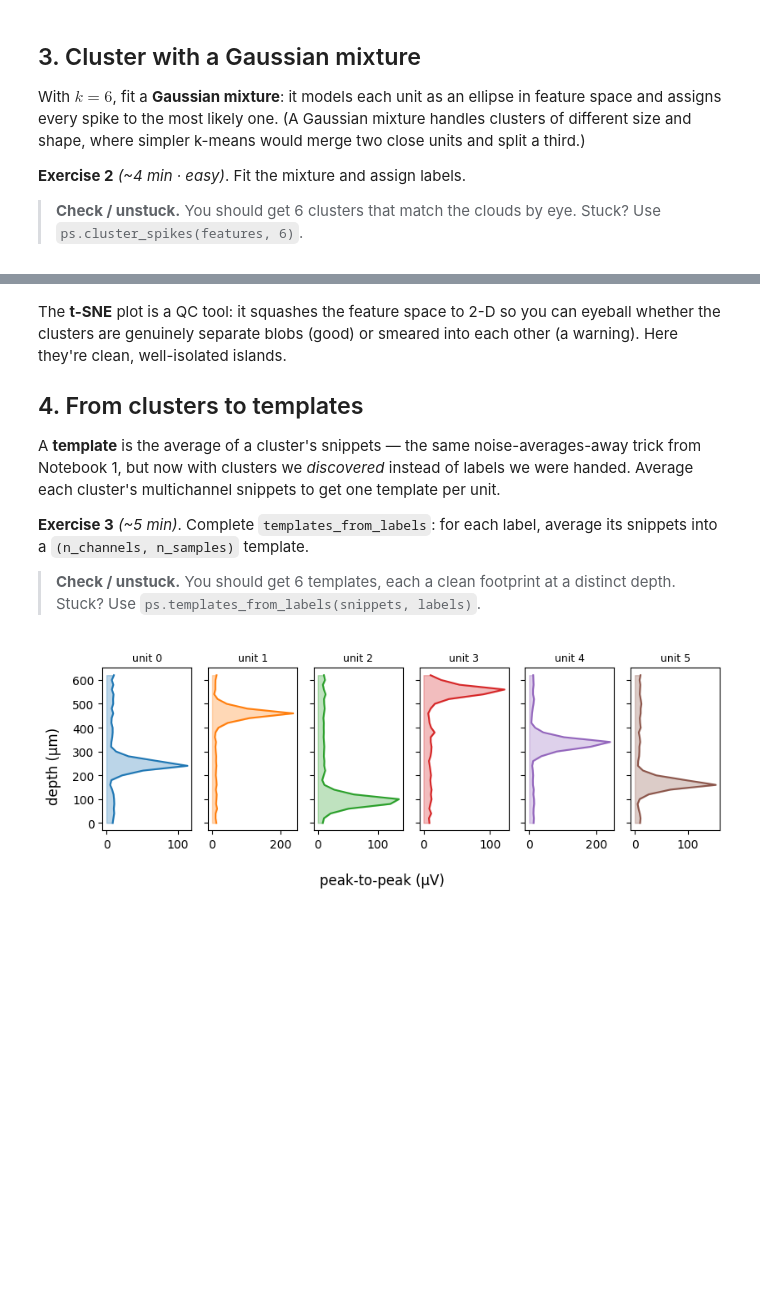
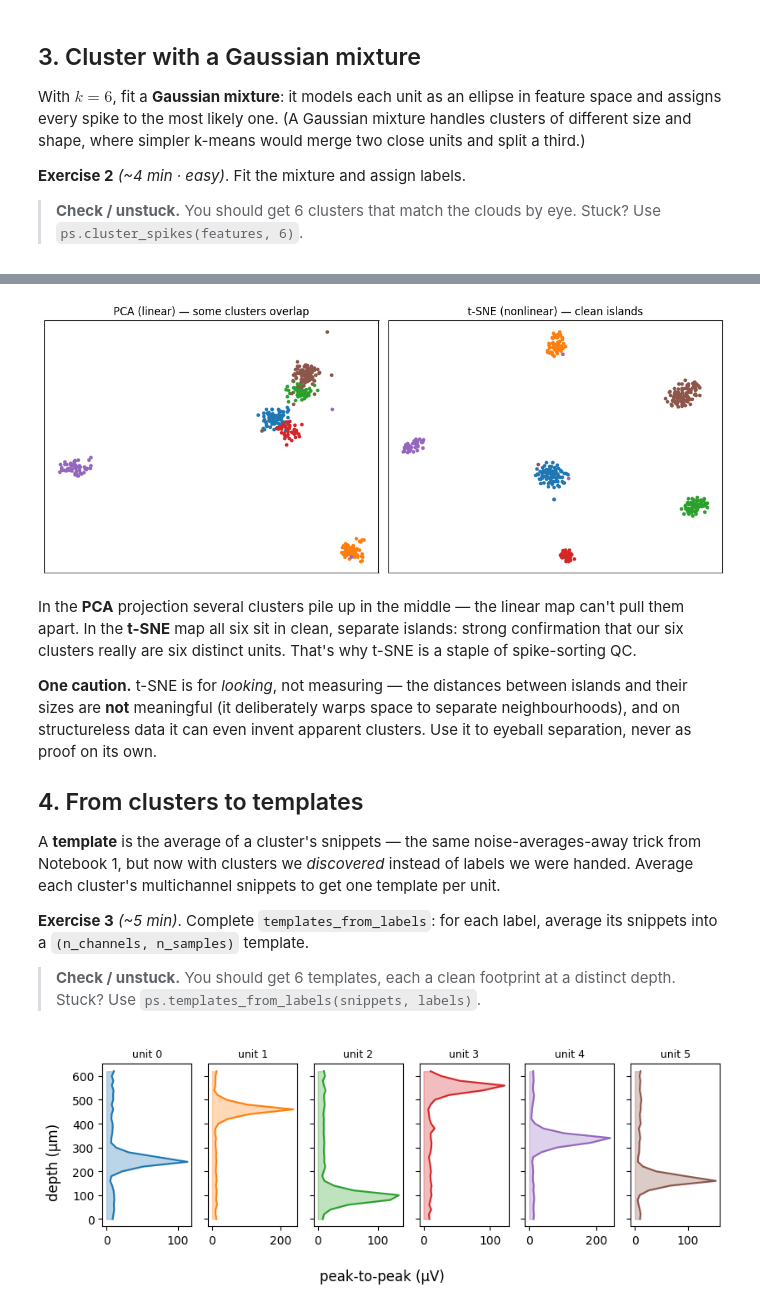
Before and after one commit to stootoon/swc-en-2026, a Jupyter notebook: ephys-pop/notebooks/05_clustering_solutions.ipynb, the cells around one changed output, grey strips where cells are left out. Saved outputs shown, nothing was run; the diff lists cells and outputs as text; code cells hidden in the pictures; blank space fills up the shorter version.

```diff
--- a/ephys-pop/notebooks/05_clustering_solutions.ipynb
+++ b/ephys-pop/notebooks/05_clustering_solutions.ipynb
@@ -151,7 +181,31 @@ plt.tight_layout(); plt.show()
+# %%
+from sklearn.decomposition import PCA
+X = snippets.reshape(len(snippets), -1)          # every spike as its full multichannel snippet
+pca2 = PCA(n_components=2).fit_transform(X)       # linear 2-D projection
+emb = ps.tsne_embedding(X)                         # nonlinear 2-D embedding (sklearn's TSNE)
+
+fig, axes = plt.subplots(1, 2, figsize=(11, 4.5))
+for u in np.unique(labels):
+    m = labels == u
+    axes[0].scatter(pca2[m, 0], pca2[m, 1], s=10, color=ps.plotting.unit_color(int(u)))
+    axes[1].scatter(emb[m, 0], emb[m, 1], s=10, color=ps.plotting.unit_color(int(u)))
+axes[0].set_title("PCA (linear) — some clusters overlap")
+axes[1].set_title("t-SNE (nonlinear) — clean islands")
+for a in axes:
+    a.set_xticks([]); a.set_yticks([])
+plt.tight_layout(); plt.show()
+# %% [output]
+[figure, added]
 # %% [markdown]
-The **t-SNE** plot is a QC tool: it squashes the feature space to 2-D so you can
-eyeball whether the clusters are genuinely separate blobs (good) or smeared into each
-other (a warning). Here they're clean, well-isolated islands.
+In the **PCA** projection several clusters pile up in the middle — the linear map can't
+pull them apart. In the **t-SNE** map all six sit in clean, separate islands: strong
+confirmation that our six clusters really are six distinct units. That's why t-SNE is a
+staple of spike-sorting QC.
+
+**One caution.** t-SNE is for *looking*, not measuring — the distances between islands
+and their sizes are **not** meaningful (it deliberately warps space to separate
+neighbourhoods), and on structureless data it can even invent apparent clusters. Use it
+to eyeball separation, never as proof on its own.
 
 ## 4. From clusters to templates
 
```
Also changed, not shown: parts of 6 cells of this notebook, 2 other files.
